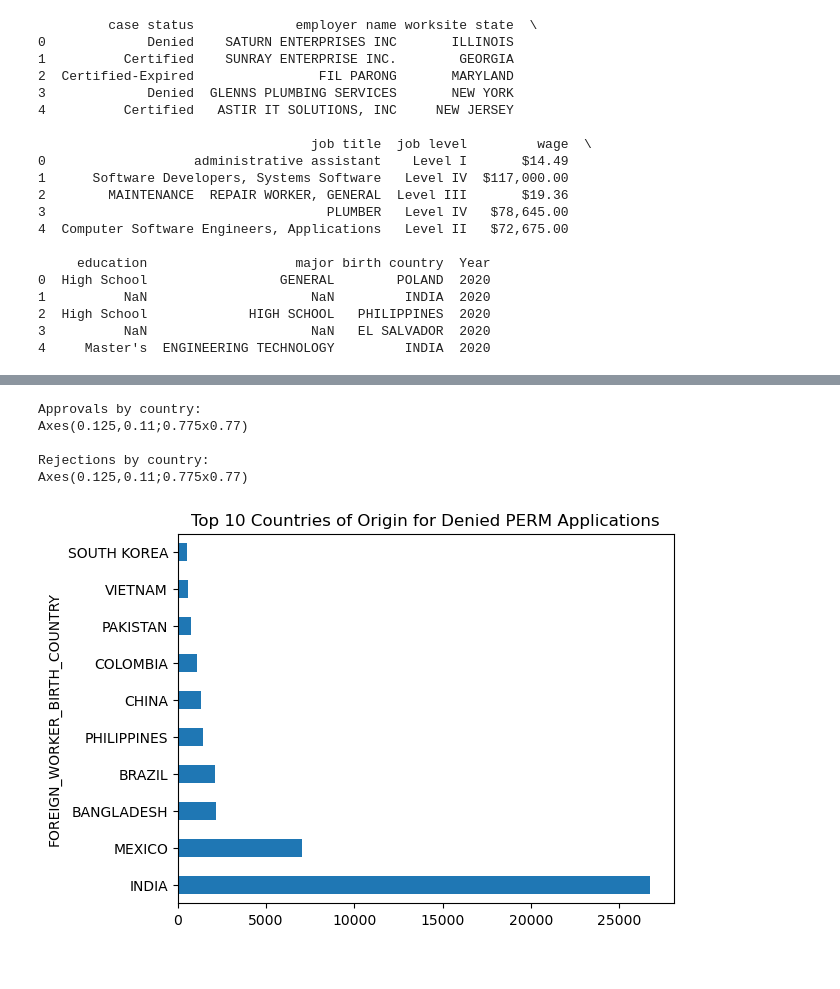
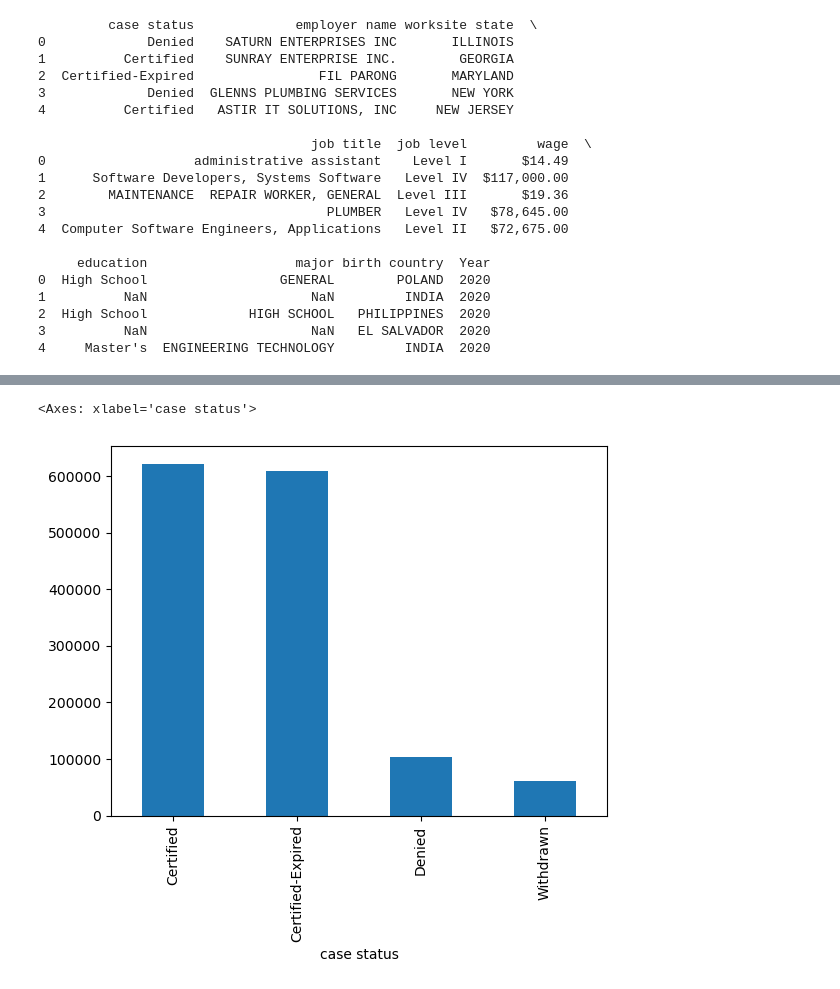
Before and after one commit to Shuyi1011/2024Spr_projects, a Jupyter notebook: final.ipynb, the cells around one changed output, grey strips where cells are left out. Cells and saved outputs as stored; diff of their text form; code cells hidden in the pictures.

```diff
--- a/final.ipynb
+++ b/final.ipynb
@@ -384,23 +299,0 @@ Text(0.5, 1.0, 'Top 10 Countries of Origin for Approved PERM Applications')
-# %%
-approvals = df_PERM_2023[df_PERM_2023["CASE_STATUS"] == 'Certified']
-rejections = df_PERM_2023[df_PERM_2023["CASE_STATUS"] == 'Denied']
-
-# Group by country of origin and count
-approvals_by_country = approvals.groupby("FOREIGN_WORKER_BIRTH_COUNTRY").size().sort_values(ascending=False).head(10).plot(kind='barh')
-plt.title("Top 10 Countries of Origin for Approved PERM Applications")
-
-rejections_by_country = rejections.groupby("FOREIGN_WORKER_BIRTH_COUNTRY").size().sort_values(ascending=False).head(10).plot(kind='barh')
-plt.title("Top 10 Countries of Origin for Denied PERM Applications")
-
-# # Print the results
-# print("Approvals by country:")
-# print(approvals_by_country)
-# print("\nRejections by country:")
-# print(rejections_by_country)
-# %% [output]
-Approvals by country:
-Axes(0.125,0.11;0.775x0.77)
-
-Rejections by country:
-Axes(0.125,0.11;0.775x0.77)
-[figure, removed]
@@ -407 +305,6 @@ Axes(0.125,0.11;0.775x0.77)
+# %%
+all_perm.groupby("case status").size().plot(kind='bar')
+# %% [output]
+<Axes: xlabel='case status'>
+[figure, added]
 # %%
```
Also changed, not shown: parts of 38 cells of this notebook.
